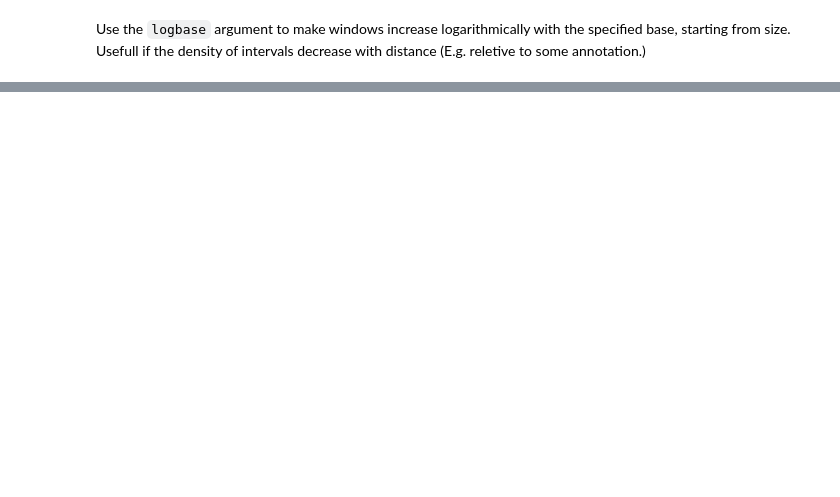
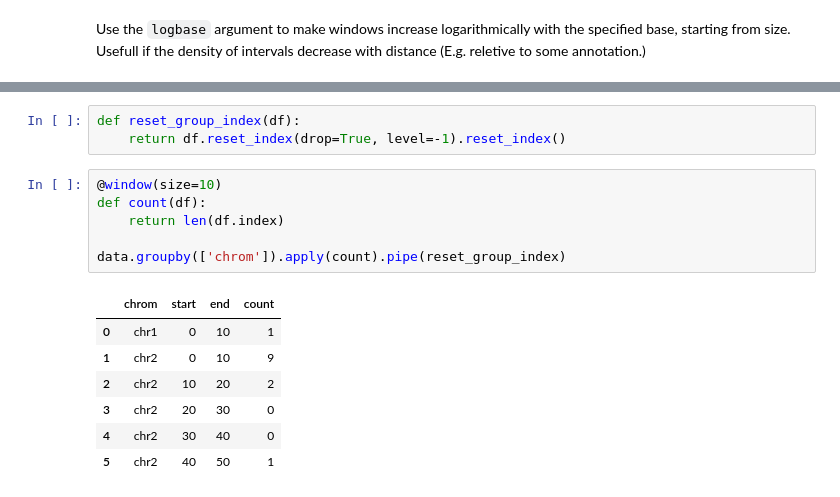
Before and after one commit to kaspermunch/chromwindow, a Jupyter notebook: example.ipynb, the cells around one changed output, grey strips where cells are left out. Cells and saved outputs as stored; diff of their text form; blank space fills up the shorter version.

```diff
--- a/example.ipynb
+++ b/example.ipynb
@@ -186,0 +179,17 @@ data.groupby('chrom').apply(count2).reset_index(drop=True, level=-1)
+# %%
+def reset_group_index(df):
+    return df.reset_index(drop=True, level=-1).reset_index()
+# %%
+@window(size=10)
+def count(df):
+    return len(df.index)
+
+data.groupby(['chrom']).apply(count).pipe(reset_group_index)
+# %% [output]
+|  | chrom | start | end | count |
+| 0 | chr1 | 0 | 10 | 1 |
+| 1 | chr2 | 0 | 10 | 9 |
+| 2 | chr2 | 10 | 20 | 2 |
+| 3 | chr2 | 20 | 30 | 0 |
+| 4 | chr2 | 30 | 40 | 0 |
+| 5 | chr2 | 40 | 50 | 1 |
```
Also changed, not shown: parts of 6 cells of this notebook.
